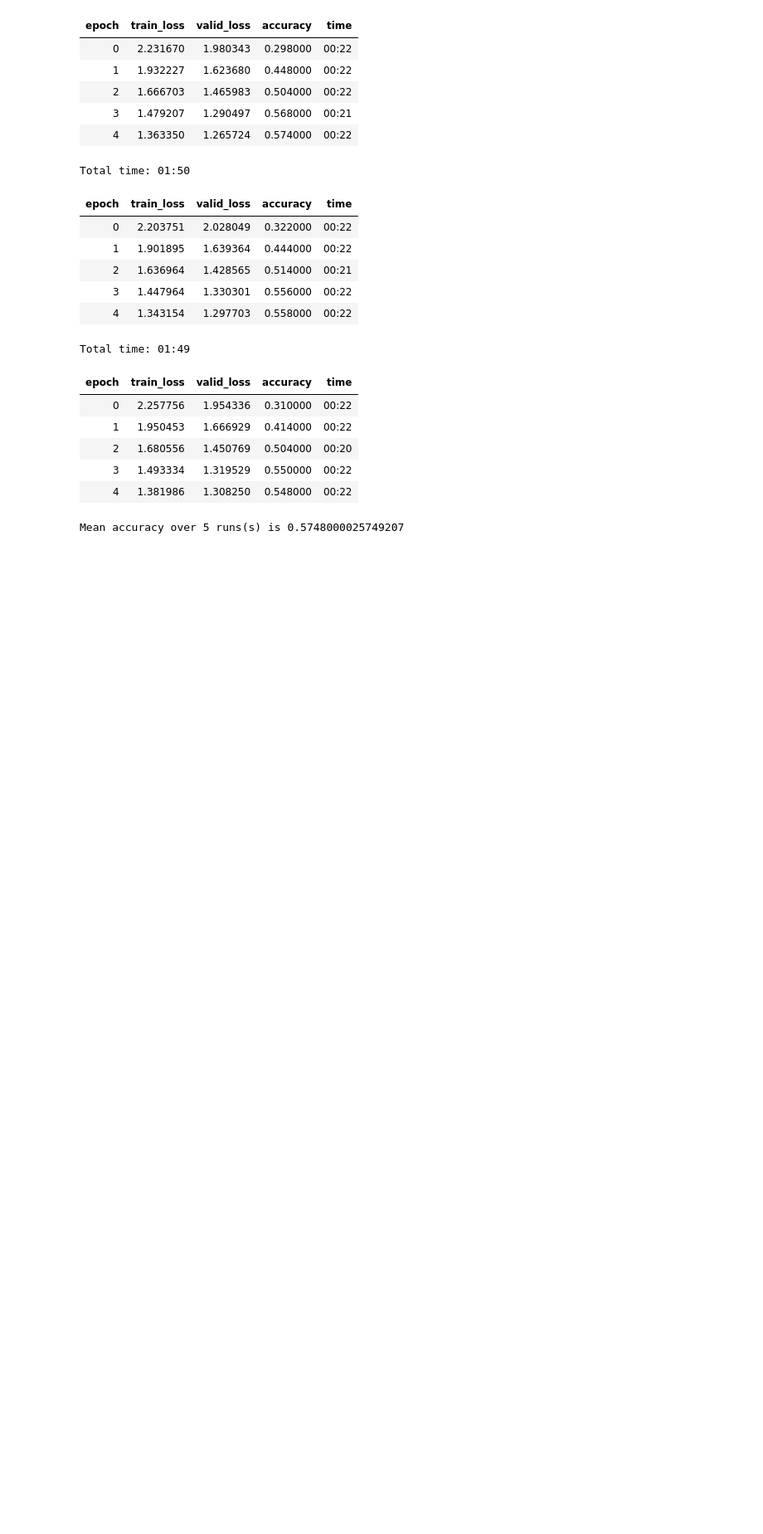
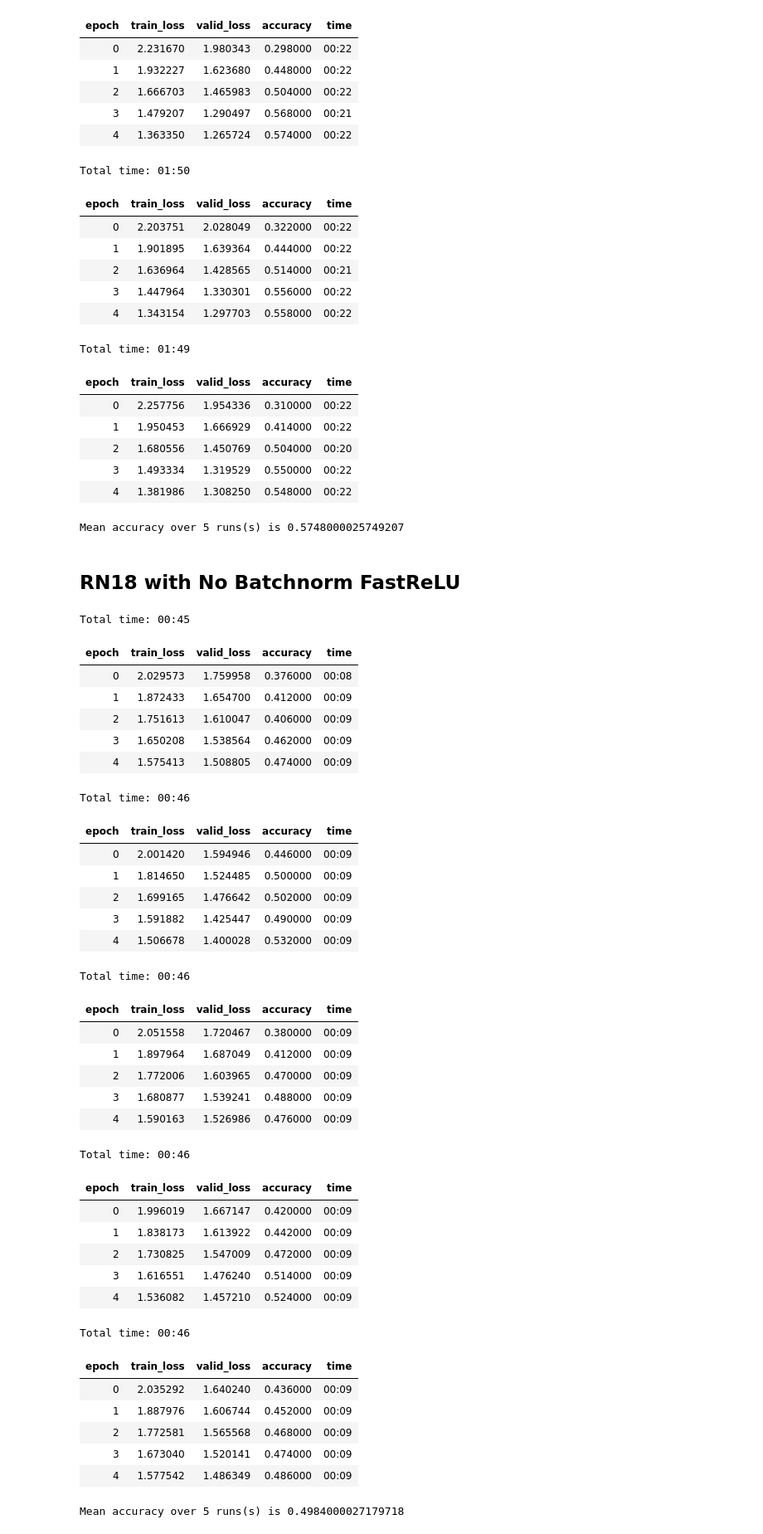
Before and after one commit to NirantK/experiments, a Jupyter notebook: try_fast_relu.ipynb, the cells around one changed output. Shown at 83% size. Drawn from its saved outputs; the diff is of its cells as text; code cells hidden in the pictures; blank space fills up the shorter version.

```diff
--- a/try_fast_relu.ipynb
+++ b/try_fast_relu.ipynb
@@ -111,6 +111,38 @@ class FastBasicBlock(nn.Module):
         out = self.relu(out)
 
         return out
+
+class NoBN_FastBasicBlock(nn.Module):
+    expansion = 1
+
+    def __init__(self, inplanes, planes, stride=1, downsample=None):
+        super(NoBN_FastBasicBlock, self).__init__()
+        self.conv1 = conv3x3(inplanes, planes, stride)
+#         self.bn1 = nn.BatchNorm2d(planes)
+        self.relu = FastReLU(inplace=True)
+#         self.relu = nn.ReLU(inplace=True)
+        self.conv2 = conv3x3(planes, planes)
+#         self.bn2 = nn.BatchNorm2d(planes)
+        self.downsample = downsample
+        self.stride = stride
+
+    def forward(self, x):
+        identity = x
+
+        out = self.conv1(x)
+#         out = self.bn1(out)
+        out = self.relu(out)
+
+        out = self.conv2(out)
+#         out = self.bn2(out)
+
+        if self.downsample is not None:
+            identity = self.downsample(x)
+
+        out += identity
+        out = self.relu(out)
+
+        return out
 # %%
 class FastBottleneck(nn.Module):
     expansion = 4
@@ -224,6 +361,10 @@ class FastResNet(nn.Module):
 def fast_rn18(pretrained=False, **kwargs):
     model = FastResNet(FastBasicBlock, [2, 2, 2, 2], **kwargs)
     return model
+# %%
+def nobn_fast_rn18(pretrained=False, **kwargs):
+    model = NoBN_FastResNet(NoBN_FastBasicBlock, [2, 2, 2, 2], **kwargs)
+    return model
 # %%
 def base_rn18(pretrained=False, **kwargs):
     model = ResNet(BasicBlock, [2, 2, 2, 2], **kwargs)
@@ -360,3 +518,44 @@ Total time: 01:49
 | 3 | 1.493334 | 1.319529 | 0.550000 | 00:22 |
 | 4 | 1.381986 | 1.308250 | 0.548000 | 00:22 |
 Mean accuracy over 5 runs(s) is 0.5748000025749207
+# %% [markdown]
+## RN18 with No Batchnorm FastReLU
+# %%
+acc_list = average_perf(5, nobn_fast_rn18)
+# %% [output]
+Total time: 00:45
+| epoch | train_loss | valid_loss | accuracy | time |
+| 0 | 2.029573 | 1.759958 | 0.376000 | 00:08 |
+| 1 | 1.872433 | 1.654700 | 0.412000 | 00:09 |
+| 2 | 1.751613 | 1.610047 | 0.406000 | 00:09 |
+| 3 | 1.650208 | 1.538564 | 0.462000 | 00:09 |
+| 4 | 1.575413 | 1.508805 | 0.474000 | 00:09 |
+Total time: 00:46
+| epoch | train_loss | valid_loss | accuracy | time |
+| 0 | 2.001420 | 1.594946 | 0.446000 | 00:09 |
+| 1 | 1.814650 | 1.524485 | 0.500000 | 00:09 |
+| 2 | 1.699165 | 1.476642 | 0.502000 | 00:09 |
+| 3 | 1.591882 | 1.425447 | 0.490000 | 00:09 |
+| 4 | 1.506678 | 1.400028 | 0.532000 | 00:09 |
+Total time: 00:46
+| epoch | train_loss | valid_loss | accuracy | time |
+| 0 | 2.051558 | 1.720467 | 0.380000 | 00:09 |
+| 1 | 1.897964 | 1.687049 | 0.412000 | 00:09 |
+| 2 | 1.772006 | 1.603965 | 0.470000 | 00:09 |
+| 3 | 1.680877 | 1.539241 | 0.488000 | 00:09 |
+| 4 | 1.590163 | 1.526986 | 0.476000 | 00:09 |
+Total time: 00:46
+| epoch | train_loss | valid_loss | accuracy | time |
+| 0 | 1.996019 | 1.667147 | 0.420000 | 00:09 |
+| 1 | 1.838173 | 1.613922 | 0.442000 | 00:09 |
+| 2 | 1.730825 | 1.547009 | 0.472000 | 00:09 |
+| 3 | 1.616551 | 1.476240 | 0.514000 | 00:09 |
+| 4 | 1.536082 | 1.457210 | 0.524000 | 00:09 |
+Total time: 00:46
+| epoch | train_loss | valid_loss | accuracy | time |
+| 0 | 2.035292 | 1.640240 | 0.436000 | 00:09 |
+| 1 | 1.887976 | 1.606744 | 0.452000 | 00:09 |
+| 2 | 1.772581 | 1.565568 | 0.468000 | 00:09 |
+| 3 | 1.673040 | 1.520141 | 0.474000 | 00:09 |
+| 4 | 1.577542 | 1.486349 | 0.486000 | 00:09 |
+Mean accuracy over 5 runs(s) is 0.4984000027179718
```
Also changed, not shown: parts of 7 cells of this notebook.
